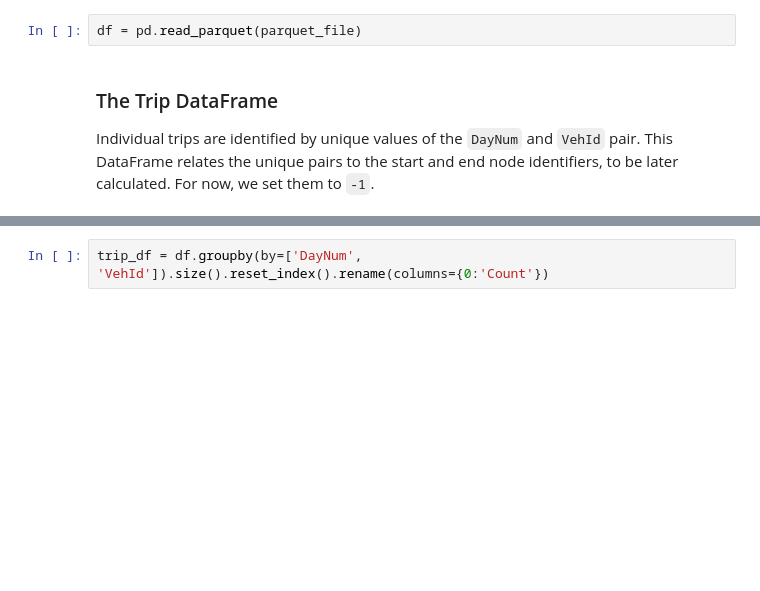
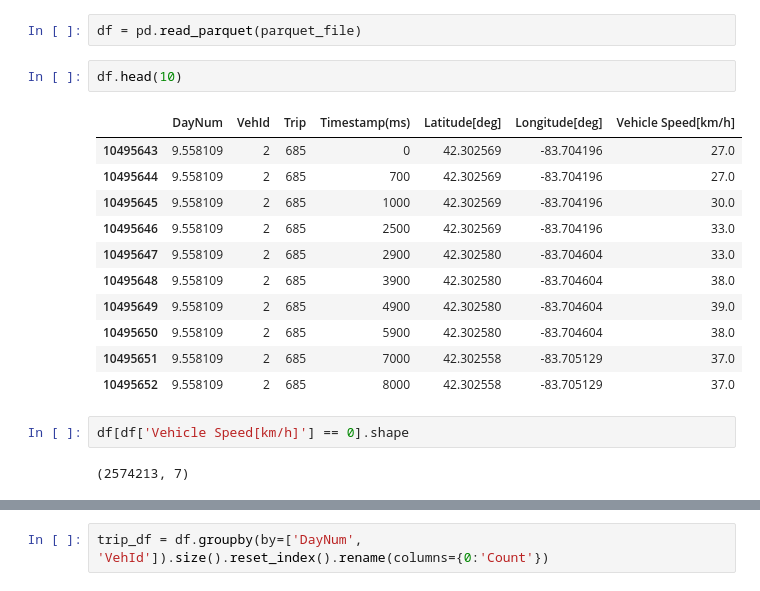
Before and after one commit to joaofig/trip-graph, a Jupyter notebook: 2-calculate-endpoints.ipynb, the cells around one changed output, grey strips where cells are left out. Drawn from its saved outputs; the diff is of its cells as text; blank space fills up the shorter version.

```diff
--- a/2-calculate-endpoints.ipynb
+++ b/2-calculate-endpoints.ipynb
@@ -65,6 +73,21 @@ parquet_file = os.path.join(data_path, "ved.parquet")
 Read the dataset from the parquet file. If this file does not exist, please create it by using the code in the previous notebook: `1-convert-ved.ipynb`
 # %%
 df = pd.read_parquet(parquet_file)
-# %% [markdown]
-### The Trip DataFrame
-Individual trips are identified by unique values of the `DayNum` and `VehId` pair. This DataFrame relates the unique pairs to the start and end node identifiers, to be later calculated. For now, we set them to `-1`.
+# %%
+df.head(10)
+# %% [output]
+|  | DayNum | VehId | Trip | Timestamp(ms) | Latitude[deg] | Longitude[deg] | Vehicle Speed[km/h] |
+| 10495643 | 9.558109 | 2 | 685 | 0 | 42.302569 | -83.704196 | 27.0 |
+| 10495644 | 9.558109 | 2 | 685 | 700 | 42.302569 | -83.704196 | 27.0 |
+| 10495645 | 9.558109 | 2 | 685 | 1000 | 42.302569 | -83.704196 | 30.0 |
+| 10495646 | 9.558109 | 2 | 685 | 2500 | 42.302569 | -83.704196 | 33.0 |
+| 10495647 | 9.558109 | 2 | 685 | 2900 | 42.302580 | -83.704604 | 33.0 |
+| 10495648 | 9.558109 | 2 | 685 | 3900 | 42.302580 | -83.704604 | 38.0 |
+| 10495649 | 9.558109 | 2 | 685 | 4900 | 42.302580 | -83.704604 | 39.0 |
+| 10495650 | 9.558109 | 2 | 685 | 5900 | 42.302580 | -83.704604 | 38.0 |
+| 10495651 | 9.558109 | 2 | 685 | 7000 | 42.302558 | -83.705129 | 37.0 |
+| 10495652 | 9.558109 | 2 | 685 | 8000 | 42.302558 | -83.705129 | 37.0 |
+# %%
+df[df['Vehicle Speed[km/h]'] == 0].shape
+# %% [output]
+(2574213, 7)
```
Also changed, not shown: parts of 48 cells of this notebook, 5 other files.
